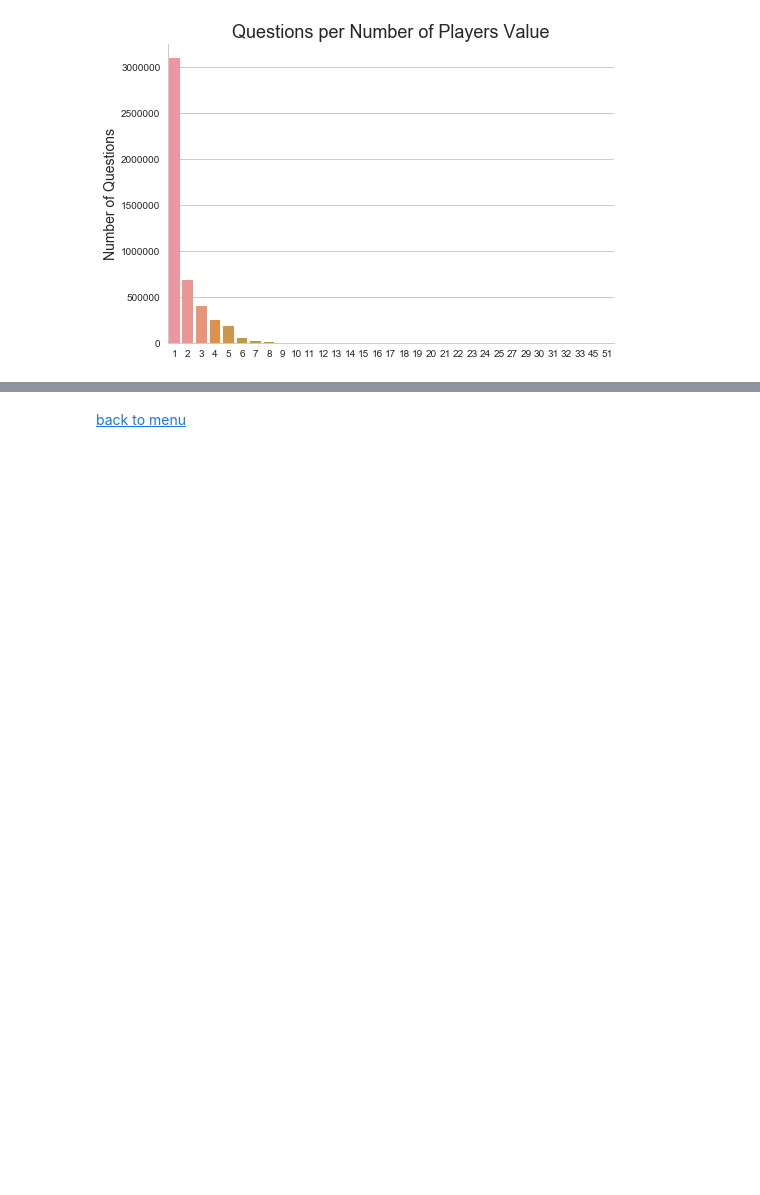
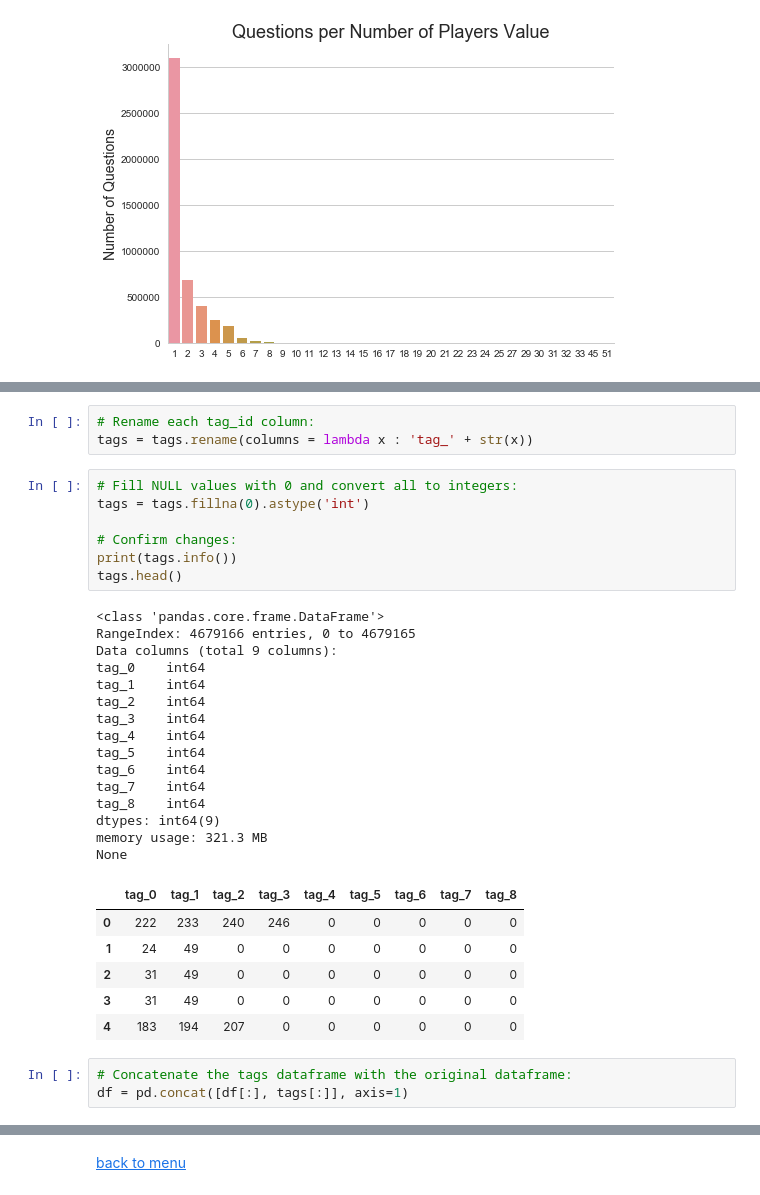
Before and after one commit to oserttas-math/predicting_assessment_mastery, a Jupyter notebook: notebooks/initial_data_exploration.ipynb, the cells around one changed output, grey strips where cells are left out. Cells and saved outputs as stored; diff of their text form; blank space fills up the shorter version.

Commit message:
Split tags into feature columns.

```diff
--- a/notebooks/initial_data_exploration.ipynb
+++ b/notebooks/initial_data_exploration.ipynb
@@ -851 +861,36 @@ plt.show()
+# %%
+# Rename each tag_id column:
+tags = tags.rename(columns = lambda x : 'tag_' + str(x))
+# %%
+# Fill NULL values with 0 and convert all to integers:
+tags = tags.fillna(0).astype('int')
+
+# Confirm changes:
+print(tags.info())
+tags.head()
+# %% [output]
+<class 'pandas.core.frame.DataFrame'>
+RangeIndex: 4679166 entries, 0 to 4679165
+Data columns (total 9 columns):
+tag_0    int64
+tag_1    int64
+tag_2    int64
+tag_3    int64
+tag_4    int64
+tag_5    int64
+tag_6    int64
+tag_7    int64
+tag_8    int64
+dtypes: int64(9)
+memory usage: 321.3 MB
+None
+|  | tag_0 | tag_1 | tag_2 | tag_3 | tag_4 | tag_5 | tag_6 | tag_7 | tag_8 |
+| 0 | 222 | 233 | 240 | 246 | 0 | 0 | 0 | 0 | 0 |
+| 1 | 24 | 49 | 0 | 0 | 0 | 0 | 0 | 0 | 0 |
+| 2 | 31 | 49 | 0 | 0 | 0 | 0 | 0 | 0 | 0 |
+| 3 | 31 | 49 | 0 | 0 | 0 | 0 | 0 | 0 | 0 |
+| 4 | 183 | 194 | 207 | 0 | 0 | 0 | 0 | 0 | 0 |
+# %%
+# Concatenate the tags dataframe with the original dataframe:
+df = pd.concat([df[:], tags[:]], axis=1)
 # %%
```
Also changed, not shown: parts of 8 cells of this notebook.
